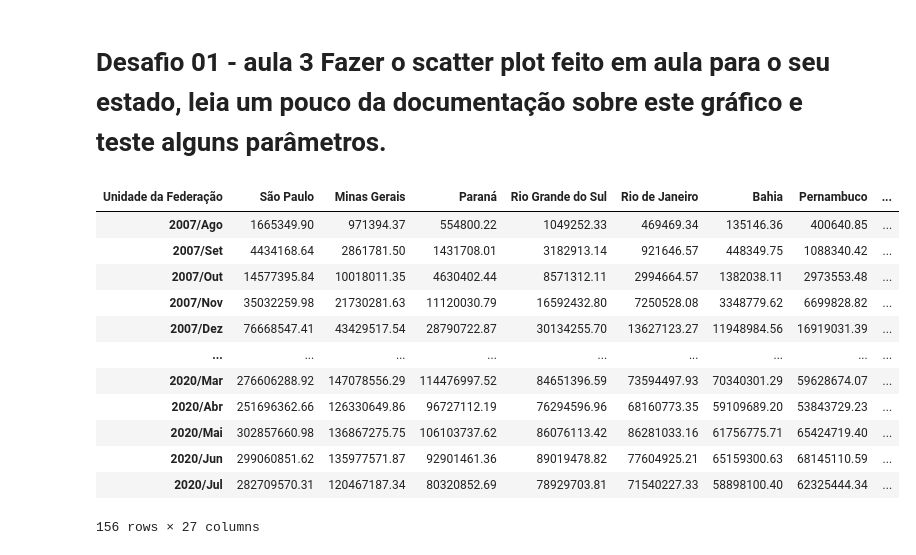
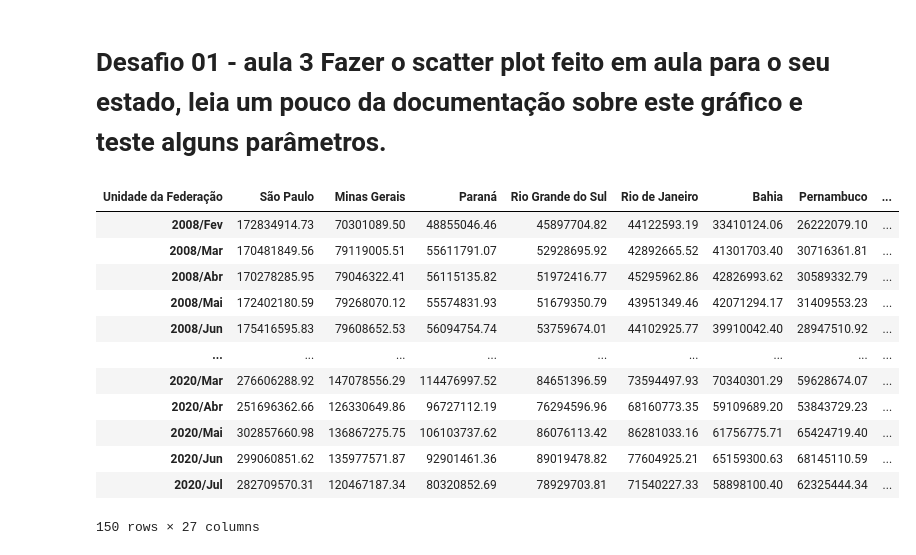
Before and after one commit to yoshinaga2904/Bootcamp-Alura, a Jupyter notebook: Modulo_2_Desafios.ipynb, the cells around one changed output. Saved outputs shown, nothing was run; the diff lists cells and outputs as text; code cells hidden in the pictures.

```diff
--- a/Modulo_2_Desafios.ipynb
+++ b/Modulo_2_Desafios.ipynb
@@ -308,21 +308,23 @@ Aparentemente os gastos no mês anterior (junho) foram maiores que o mês rescen
 # %% [markdown]
 # Desafio 01 - aula 3 Fazer o scatter plot feito em aula para o seu estado, leia um pouco da documentação sobre este gráfico e teste alguns parâmetros.
 # %%
+#separando dados para contrução do gráfico
 dados = ordenado_por_total.mean().index.tolist()
-mensal = ordenado_por_total[dados]
+usaveis = dados[6:]
+mensal = ordenado_por_total[usaveis]
 mensal = mensal.T
 mensal
 # %% [output]
 | Unidade da Federação | São Paulo | Minas Gerais | Paraná | Rio Grande do Sul | Rio de Janeiro | Bahia | Pernambuco | ... |
-| 2007/Ago | 1665349.90 | 971394.37 | 554800.22 | 1049252.33 | 469469.34 | 135146.36 | 400640.85 | ... |
-| 2007/Set | 4434168.64 | 2861781.50 | 1431708.01 | 3182913.14 | 921646.57 | 448349.75 | 1088340.42 | ... |
-| 2007/Out | 14577395.84 | 10018011.35 | 4630402.44 | 8571312.11 | 2994664.57 | 1382038.11 | 2973553.48 | ... |
-| 2007/Nov | 35032259.98 | 21730281.63 | 11120030.79 | 16592432.80 | 7250528.08 | 3348779.62 | 6699828.82 | ... |
-| 2007/Dez | 76668547.41 | 43429517.54 | 28790722.87 | 30134255.70 | 13627123.27 | 11948984.56 | 16919031.39 | ... |
+| 2008/Fev | 172834914.73 | 70301089.50 | 48855046.46 | 45897704.82 | 44122593.19 | 33410124.06 | 26222079.10 | ... |
+| 2008/Mar | 170481849.56 | 79119005.51 | 55611791.07 | 52928695.92 | 42892665.52 | 41301703.40 | 30716361.81 | ... |
+| 2008/Abr | 170278285.95 | 79046322.41 | 56115135.82 | 51972416.77 | 45295962.86 | 42826993.62 | 30589332.79 | ... |
+| 2008/Mai | 172402180.59 | 79268070.12 | 55574831.93 | 51679350.79 | 43951349.46 | 42071294.17 | 31409553.23 | ... |
+| 2008/Jun | 175416595.83 | 79608652.53 | 56094754.74 | 53759674.01 | 44102925.77 | 39910042.40 | 28947510.92 | ... |
 | ... | ... | ... | ... | ... | ... | ... | ... | ... |
 | 2020/Mar | 276606288.92 | 147078556.29 | 114476997.52 | 84651396.59 | 73594497.93 | 70340301.29 | 59628674.07 | ... |
 | 2020/Abr | 251696362.66 | 126330649.86 | 96727112.19 | 76294596.96 | 68160773.35 | 59109689.20 | 53843729.23 | ... |
 | 2020/Mai | 302857660.98 | 136867275.75 | 106103737.62 | 86076113.42 | 86281033.16 | 61756775.71 | 65424719.40 | ... |
 | 2020/Jun | 299060851.62 | 135977571.87 | 92901461.36 | 89019478.82 | 77604925.21 | 65159300.63 | 68145110.59 | ... |
 | 2020/Jul | 282709570.31 | 120467187.34 | 80320852.69 | 78929703.81 | 71540227.33 | 58898100.40 | 62325444.34 | ... |
-156 rows × 27 columns
+150 rows × 27 columns
```
Also changed, not shown: parts of 5 cells of this notebook.
